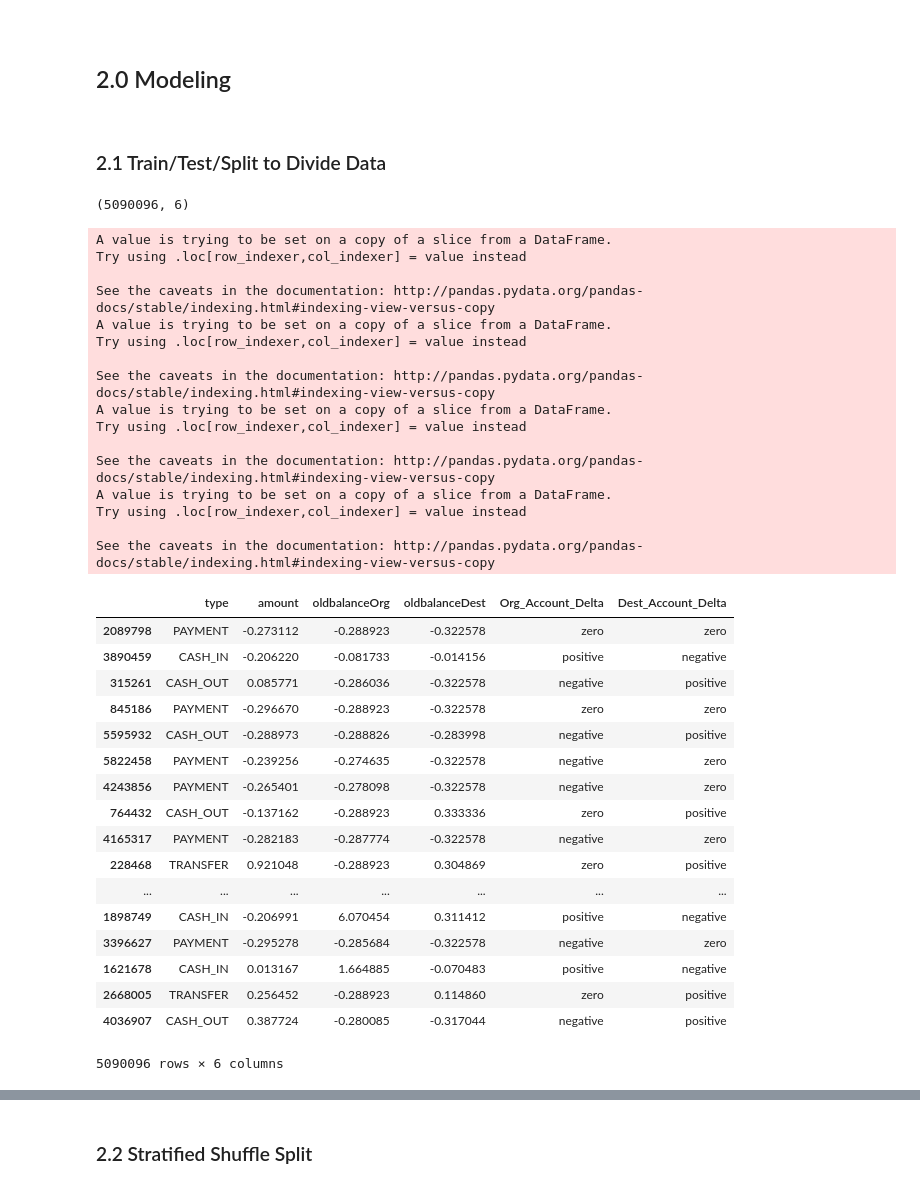
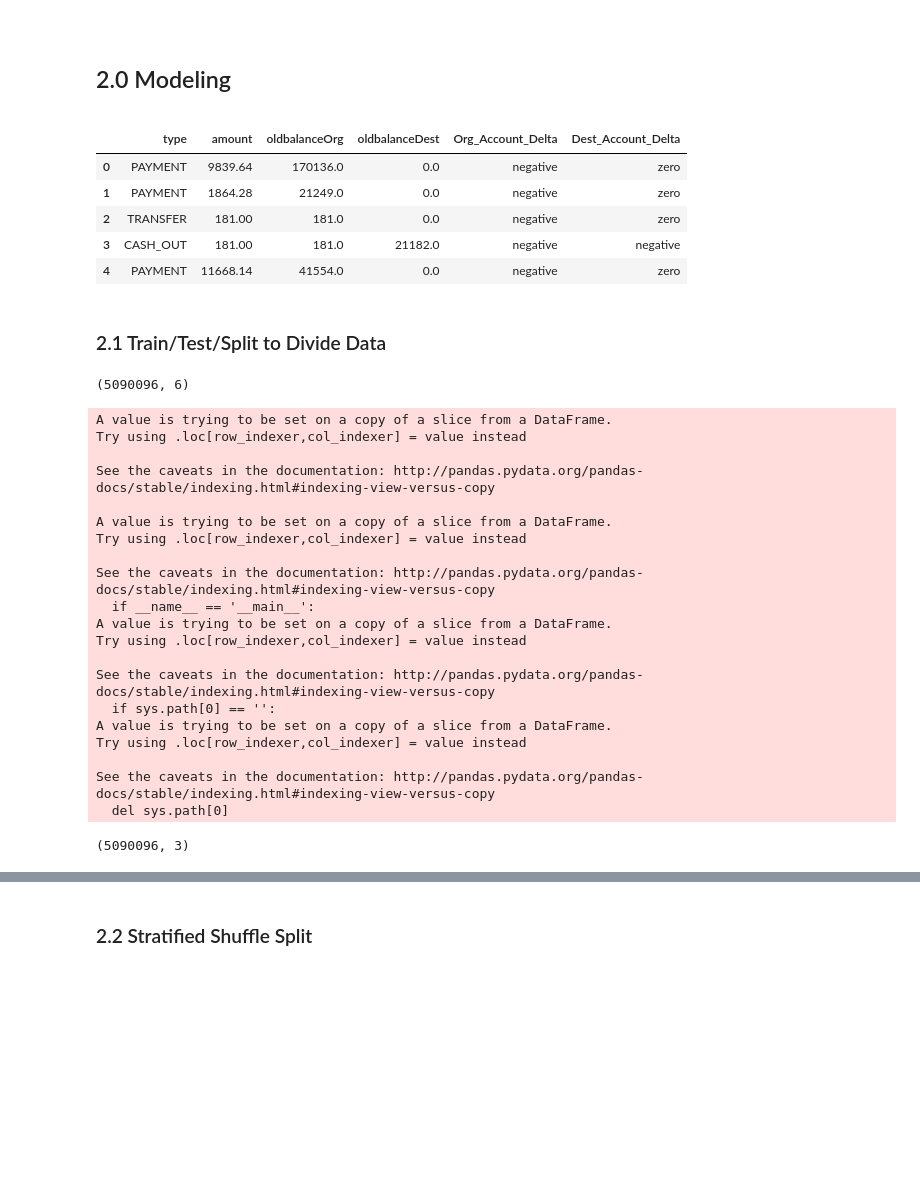
Before and after one commit to michaelcwatts123/JLab, a Jupyter notebook: Lab5/Lab5.ipynb, the cells around one changed output, grey strips where cells are left out. Saved outputs shown, nothing was run; the diff lists cells and outputs as text; code cells hidden in the pictures; blank space fills up the shorter version.

```diff
--- a/Lab5/Lab5.ipynb
+++ b/Lab5/Lab5.ipynb
@@ -138,5 +138,14 @@ X = finData
 cv = StratifiedShuffleSplit(n_splits=5, random_state=1)
 # %% [markdown]
 <br><h2> 2.0 Modeling </h2>
+# %%
+finData.head()
+# %% [output]
+|  | type | amount | oldbalanceOrg | oldbalanceDest | Org_Account_Delta | Dest_Account_Delta |
+| 0 | PAYMENT | 9839.64 | 170136.0 | 0.0 | negative | zero |
+| 1 | PAYMENT | 1864.28 | 21249.0 | 0.0 | negative | zero |
+| 2 | TRANSFER | 181.00 | 181.0 | 0.0 | negative | zero |
+| 3 | CASH_OUT | 181.00 | 181.0 | 21182.0 | negative | negative |
+| 4 | PAYMENT | 11668.14 | 41554.0 | 0.0 | negative | zero |
 # %% [markdown]
 <h3> 2.1 Train/Test/Split to Divide Data </h3>
@@ -143,20 +165,8 @@ cv = StratifiedShuffleSplit(n_splits=5, random_state=1)
 # %%
-from keras.models import Sequential
-from keras.layers import Dense, Activation, Input
-from keras.layers import Embedding, Flatten, Concatenate
-from keras.layers import concatenate
-from keras.models import Model
-from sklearn.model_selection import train_test_split
-from sklearn.preprocessing import OneHotEncoder
-import scipy
-
 X_train, X_test, y_train, y_test = train_test_split(X, y, test_size=0.20)
 X_train_ints = X_train.copy()
 X_test_ints = X_test.copy()
 print(X_train.shape)
-
-categorical_headers = ['type', 'Org_Account_Delta', 'Dest_Account_Delta']
-numeric_headers = ['amount', 'oldbalanceOrg', 'oldbalanceDest']
 
 # standard scale numeric columns
 for col in numeric_headers:
@@ -168,60 +178,46 @@ for col in numeric_headers:
     X_test[col] = ss.transform(X_test[col].values.reshape(-1, 1))
 
 
-for col in ['type', 'Org_Account_Delta', 'Dest_Account_Delta']:
+for col in categorical_headers:
     train_labels, train_levels = pd.factorize(X_train[col])
     test_labels, test_levels = pd.factorize(X_test[col])
     X_train_ints[col] = train_labels
     X_test_ints[col] = test_labels
 
 ohe = OneHotEncoder()
-X_train_ohe = ohe.fit_transform(X_train_ints[['type', 'Org_Account_Delta', 'Dest_Account_Delta']].values)
-X_test_ohe = ohe.transform(X_test_ints[['type', 'Org_Account_Delta', 'Dest_Account_Delta']].values)
+X_train_ohe = ohe.fit_transform(X_train_ints[categorical_headers].values)
+X_test_ohe = ohe.transform(X_test_ints[categorical_headers].values)
 
-X_train_num =  X_train[['amount', 'oldbalanceOrg', 'oldbalanceDest']].values
-X_test_num = X_test[['amount', 'oldbalanceOrg', 'oldbalanceDest']].values
+X_train_num =  X_train[numeric_headers].values
+X_test_num = X_test[numeric_headers].values
 #X_train = X_train.values
 #X_test = X_test.values
 #y_train = y_train.values
 #y_test = y_test.values
 X_train_num.shape
-X_train
 # %% [output]
 (5090096, 6)
 A value is trying to be set on a copy of a slice from a DataFrame.
 Try using .loc[row_indexer,col_indexer] = value instead
 
 See the caveats in the documentation: http://pandas.pydata.org/pandas-docs/stable/indexing.html#indexing-view-versus-copy
+
 A value is trying to be set on a copy of a slice from a DataFrame.
 Try using .loc[row_indexer,col_indexer] = value instead
 
 See the caveats in the documentation: http://pandas.pydata.org/pandas-docs/stable/indexing.html#indexing-view-versus-copy
+  if __name__ == '__main__':
 A value is trying to be set on a copy of a slice from a DataFrame.
 Try using .loc[row_indexer,col_indexer] = value instead
 
 See the caveats in the documentation: http://pandas.pydata.org/pandas-docs/stable/indexing.html#indexing-view-versus-copy
+  if sys.path[0] == '':
 A value is trying to be set on a copy of a slice from a DataFrame.
 Try using .loc[row_indexer,col_indexer] = value instead
 
 See the caveats in the documentation: http://pandas.pydata.org/pandas-docs/stable/indexing.html#indexing-view-versus-copy
+  del sys.path[0]
-|  | type | amount | oldbalanceOrg | oldbalanceDest | Org_Account_Delta | Dest_Account_Delta |
-| 2089798 | PAYMENT | -0.273112 | -0.288923 | -0.322578 | zero | zero |
-| 3890459 | CASH_IN | -0.206220 | -0.081733 | -0.014156 | positive | negative |
-| 315261 | CASH_OUT | 0.085771 | -0.286036 | -0.322578 | negative | positive |
-| 845186 | PAYMENT | -0.296670 | -0.288923 | -0.322578 | zero | zero |
-| 5595932 | CASH_OUT | -0.288973 | -0.288826 | -0.283998 | negative | positive |
-| 5822458 | PAYMENT | -0.239256 | -0.274635 | -0.322578 | negative | zero |
-| 4243856 | PAYMENT | -0.265401 | -0.278098 | -0.322578 | negative | zero |
-| 764432 | CASH_OUT | -0.137162 | -0.288923 | 0.333336 | zero | positive |
-| 4165317 | PAYMENT | -0.282183 | -0.287774 | -0.322578 | negative | zero |
-| 228468 | TRANSFER | 0.921048 | -0.288923 | 0.304869 | zero | positive |
-| ... | ... | ... | ... | ... | ... | ... |
-| 1898749 | CASH_IN | -0.206991 | 6.070454 | 0.311412 | positive | negative |
-| 3396627 | PAYMENT | -0.295278 | -0.285684 | -0.322578 | negative | zero |
-| 1621678 | CASH_IN | 0.013167 | 1.664885 | -0.070483 | positive | negative |
-| 2668005 | TRANSFER | 0.256452 | -0.288923 | 0.114860 | zero | positive |
-| 4036907 | CASH_OUT | 0.387724 | -0.280085 | -0.317044 | negative | positive |
-5090096 rows × 6 columns
+(5090096, 3)
 # %%
 import tensorflow as tf
 from keras.wrappers.scikit_learn import KerasClassifier
```
Also changed, not shown: parts of 18 cells of this notebook.
